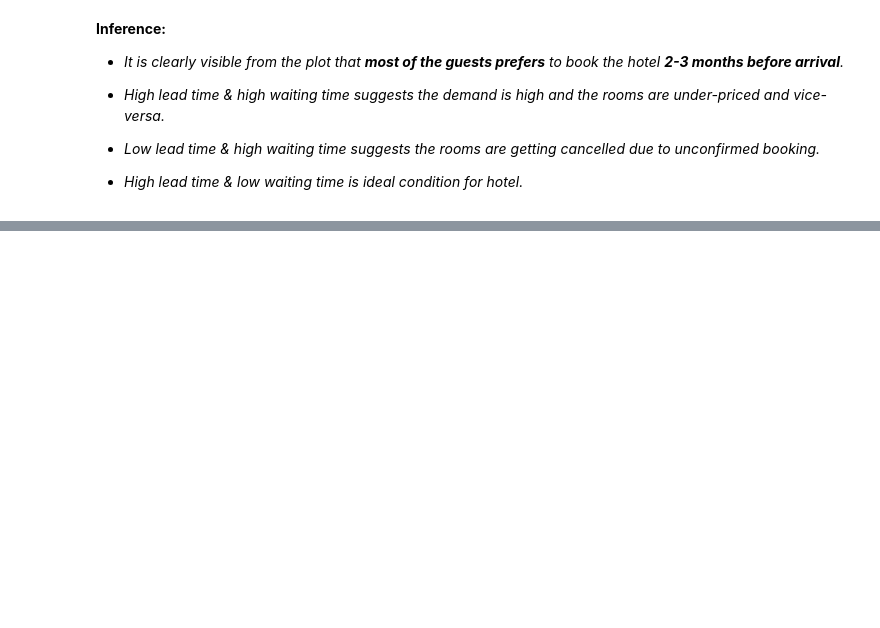
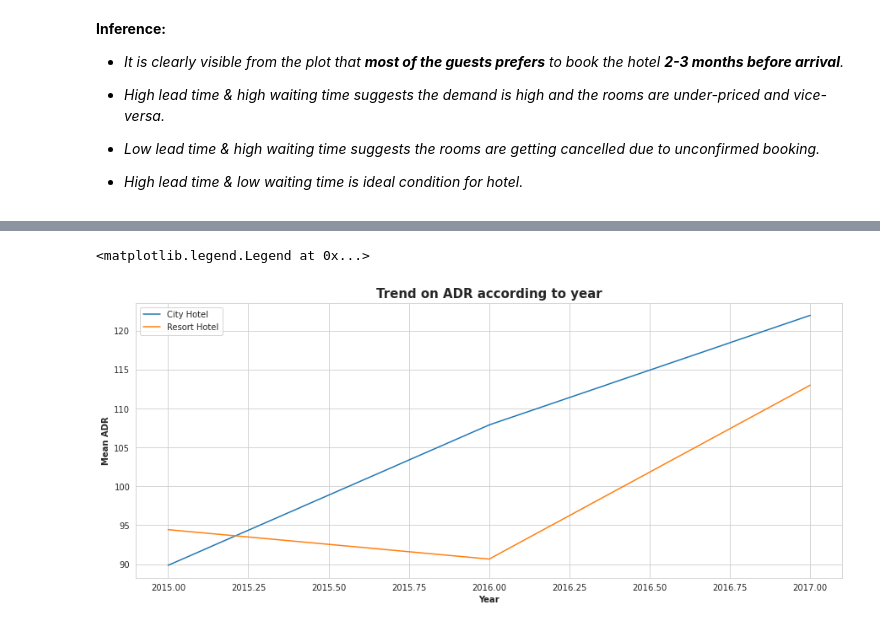
Before and after one commit to shrikantkute/EDA-Hotel-Booking, a Jupyter notebook: Hotel_Booking_EDA.ipynb, the cells around one changed output, grey strips where cells are left out. Cells and saved outputs as stored; diff of their text form; code cells hidden in the pictures; blank space fills up the shorter version.

```diff
--- a/Hotel_Booking_EDA.ipynb
+++ b/Hotel_Booking_EDA.ipynb
@@ -1190,0 +1162,4 @@ booking_count_greater_than_1000.style.background_gradient(cmap=cm)
+# %%
+# By Year
+adr_year=hotel_df.groupby(['arrival_date_year','hotel'])['adr'].mean().unstack()
+adr_year
@@ -1190,0 +1172,11 @@ booking_count_greater_than_1000.style.background_gradient(cmap=cm)
+# %%
+# Visualization:Line Chart
+sns.set_style('whitegrid')
+adr_year.plot(kind='line',figsize=(15,6))
+plt.title('Trend on ADR according to year',weight='bold',fontsize=15)
+plt.xlabel('Year',weight='bold')
+plt.ylabel('Mean ADR',weight='bold')
+plt.legend(loc='upper left')
+# %% [output]
+<matplotlib.legend.Legend at 0x...>
+[figure, added]
```
Also changed, not shown: parts of 21 cells of this notebook.
